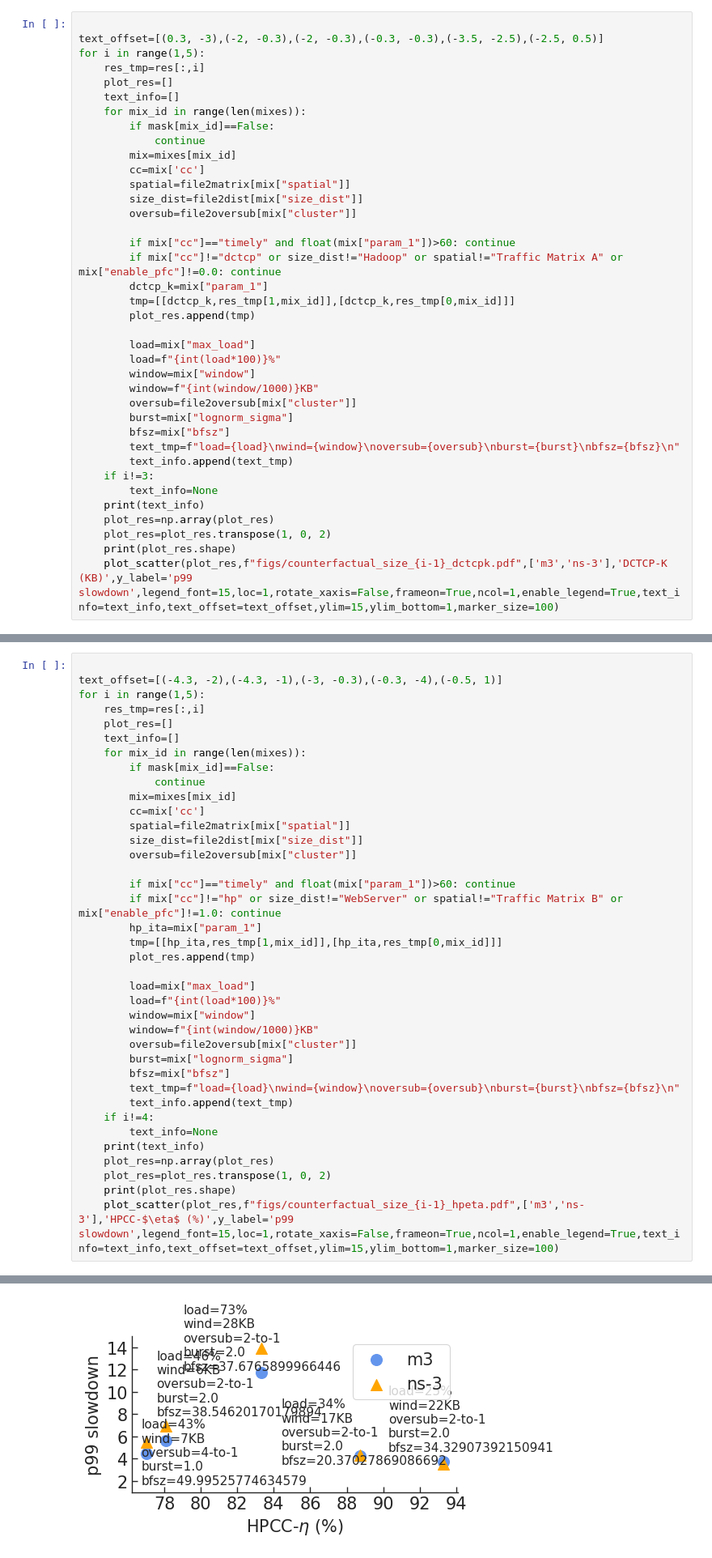
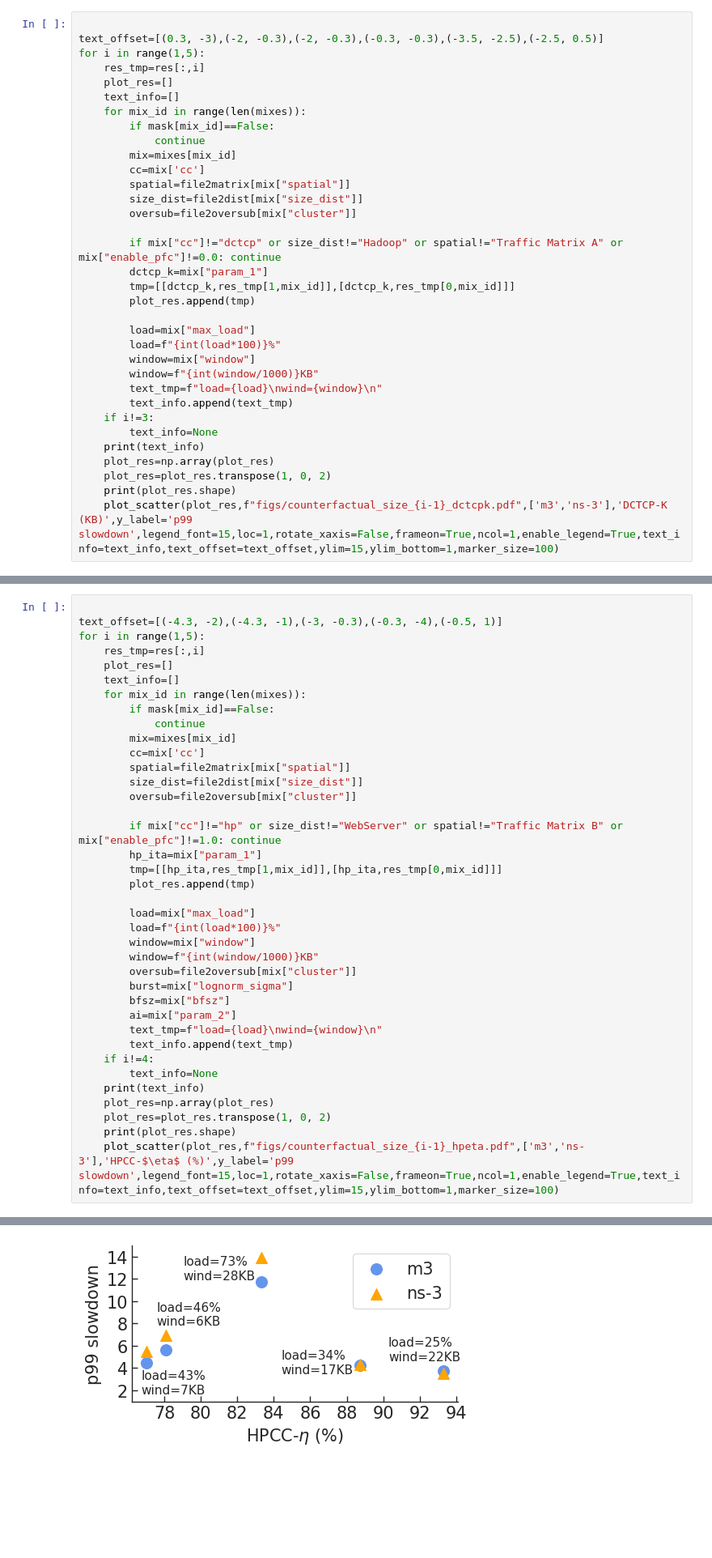
Before and after one commit to uw-polestar/parsimon-eval, a Jupyter notebook: expts/fig_8/analysis/main_counterfactual_size.ipynb, the cells around one changed output, grey strips where cells are left out. Shown at 81% size. Drawn from its saved outputs; the diff is of its cells as text; blank space fills up the shorter version.

```diff
--- a/expts/fig_8/analysis/main_counterfactual_size.ipynb
+++ b/expts/fig_8/analysis/main_counterfactual_size.ipynb
@@ -261,7 +261,6 @@ for i in range(1,5):
         size_dist=file2dist[mix["size_dist"]]
         oversub=file2oversub[mix["cluster"]]
 
-        if mix["cc"]=="timely" and float(mix["param_1"])>60: continue
         if mix["cc"]!="dctcp" or size_dist!="Hadoop" or spatial!="Traffic Matrix A" or mix["enable_pfc"]!=0.0: continue
         dctcp_k=mix["param_1"]
         tmp=[[dctcp_k,res_tmp[1,mix_id]],[dctcp_k,res_tmp[0,mix_id]]]
@@ -271,10 +270,7 @@ for i in range(1,5):
         load=f"{int(load*100)}%"
         window=mix["window"]
         window=f"{int(window/1000)}KB"
-        oversub=file2oversub[mix["cluster"]]
-        burst=mix["lognorm_sigma"]
-        bfsz=mix["bfsz"]
-        text_tmp=f"load={load}\nwind={window}\noversub={oversub}\nburst={burst}\nbfsz={bfsz}\n"
+        text_tmp=f"load={load}\nwind={window}\n"
         text_info.append(text_tmp)
     if i!=3:
         text_info=None
@@ -320,7 +316,6 @@ for i in range(1,5):
         size_dist=file2dist[mix["size_dist"]]
         oversub=file2oversub[mix["cluster"]]
 
-        if mix["cc"]=="timely" and float(mix["param_1"])>60: continue
         if mix["cc"]!="hp" or size_dist!="WebServer" or spatial!="Traffic Matrix B" or mix["enable_pfc"]!=1.0: continue
         hp_ita=mix["param_1"]
         tmp=[[hp_ita,res_tmp[1,mix_id]],[hp_ita,res_tmp[0,mix_id]]]
@@ -333,7 +328,8 @@ for i in range(1,5):
         oversub=file2oversub[mix["cluster"]]
         burst=mix["lognorm_sigma"]
         bfsz=mix["bfsz"]
-        text_tmp=f"load={load}\nwind={window}\noversub={oversub}\nburst={burst}\nbfsz={bfsz}\n"
+        ai=mix["param_2"]
+        text_tmp=f"load={load}\nwind={window}\n"
         text_info.append(text_tmp)
     if i!=4:
         text_info=None
@@ -359,7 +355,7 @@ None
 (2, 5, 2)
 (5, 2)
 (5, 2)
 [figure]
 [figure]
 [figure]
-[figure, old version]
+[figure, new version]
```
Also changed, not shown: parts of 2 cells of this notebook, 33 other files.
